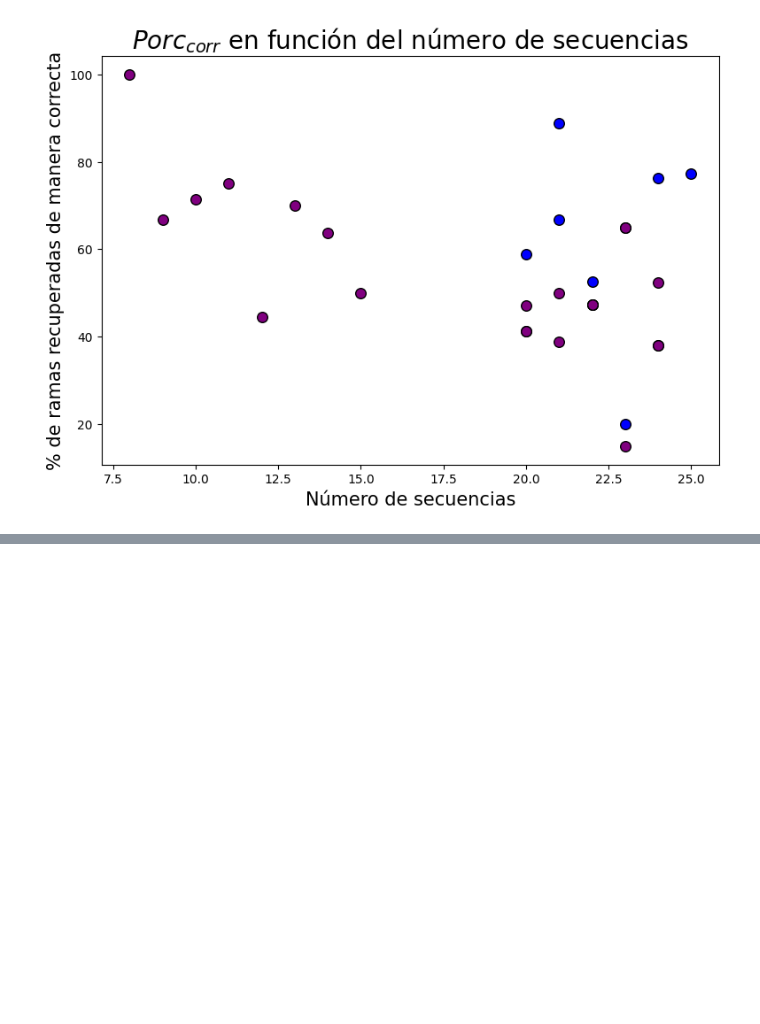
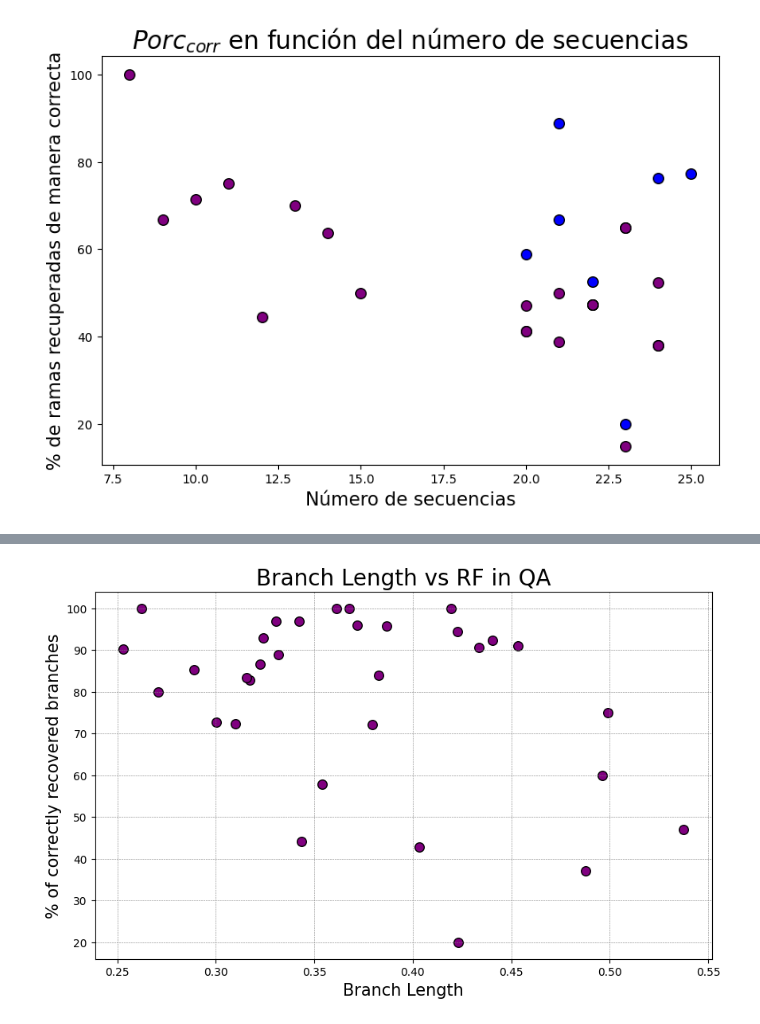
Before and after one commit to Nicofero/PhyloTree_ReConst, a Jupyter notebook: metrics_study.ipynb, the cells around one changed output, grey strips where cells are left out. Drawn from its saved outputs; the diff is of its cells as text; code cells hidden in the pictures; blank space fills up the shorter version.

```diff
--- a/metrics_study.ipynb
+++ b/metrics_study.ipynb
@@ -779,0 +819,16 @@ plt.show()
+# %%
+df3 = rf_nf.rename(columns={'id': 'TREE_ID'})
+df3['TREE_ID'] = df3['TREE_ID'].astype(int)
+
+merged_df2 = pd.merge(branch_size, df3, on='TREE_ID', how='inner')
+
+# Plot the branch lengths against RF
+plt.subplots(figsize=(10, 6))
+plt.scatter(merged_df2['BRANCH_LENGTH_MEAN'], merged_df2['RF'], edgecolor='k', color='purple', s=70)
+plt.xlabel('Branch Length', fontdict={'fontsize': 15})
+plt.ylabel('% of correctly recovered branches', fontdict={'fontsize': 15})
+plt.title('Branch Length vs RF in QA', fontsize=20)
+plt.grid(color='gray', linestyle='--', linewidth=0.4)
+plt.show()
+# %% [output]
+[figure, added]
```
Also changed, not shown: parts of 12 cells of this notebook, 3 other files.
